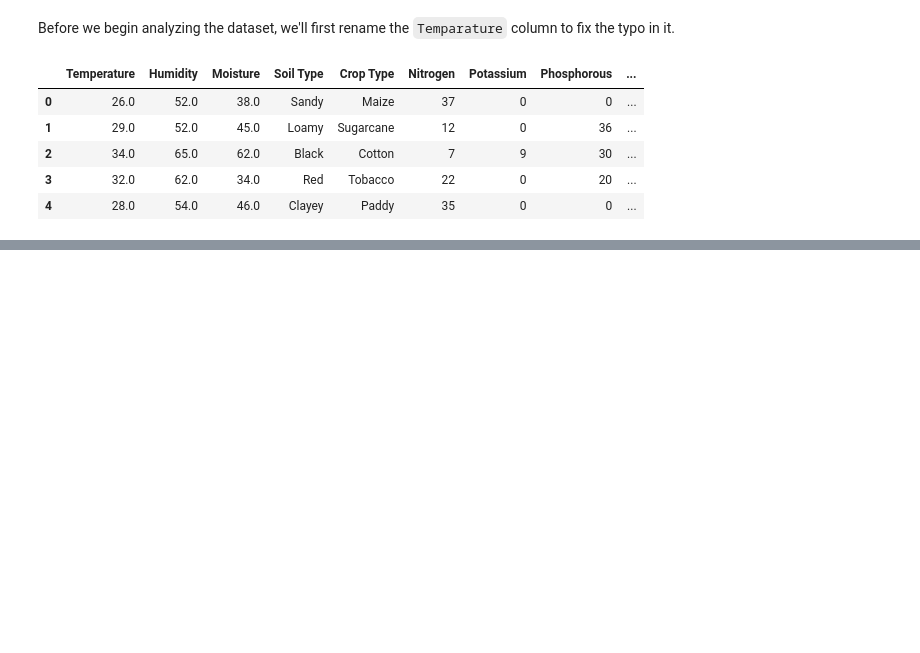
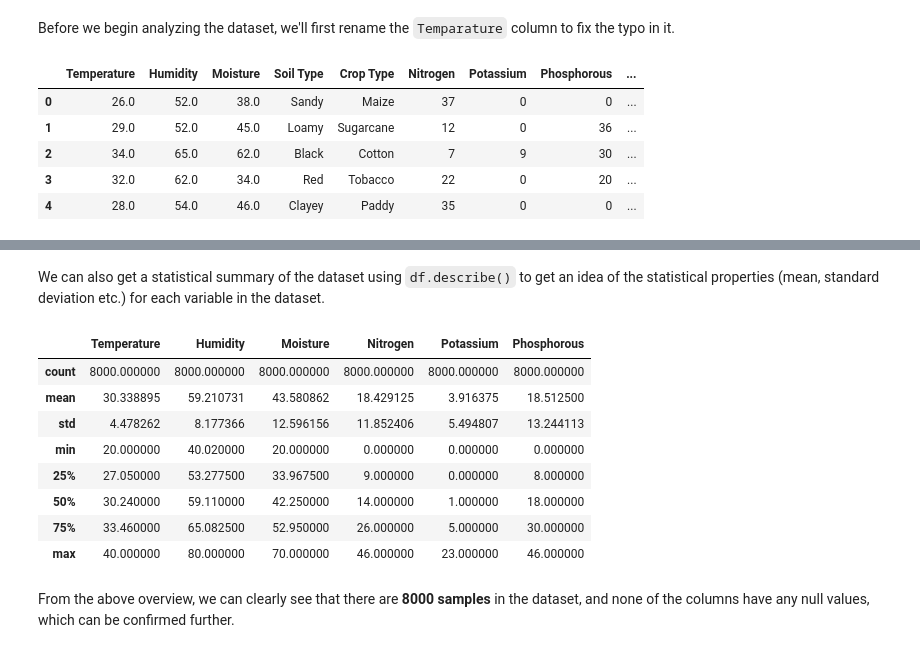
Before and after one commit to Caramel-Labs/pohora.lk, a Jupyter notebook: experiments/EXP1.ipynb, the cells around one changed output, grey strips where cells are left out. Saved outputs shown, nothing was run; the diff lists cells and outputs as text; code cells hidden in the pictures; blank space fills up the shorter version.

```diff
--- a/experiments/EXP1.ipynb
+++ b/experiments/EXP1.ipynb
@@ -74,0 +115,17 @@ df.head()
+# %% [markdown]
+We can also get a statistical summary of the dataset using `df.describe()` to get an idea of the statistical properties (mean, standard deviation etc.) for each variable in the dataset.
+# %%
+# Get statistical summary of dataset
+df.describe()
+# %% [output]
+|  | Temperature | Humidity | Moisture | Nitrogen | Potassium | Phosphorous |
+| count | 8000.000000 | 8000.000000 | 8000.000000 | 8000.000000 | 8000.000000 | 8000.000000 |
+| mean | 30.338895 | 59.210731 | 43.580862 | 18.429125 | 3.916375 | 18.512500 |
+| std | 4.478262 | 8.177366 | 12.596156 | 11.852406 | 5.494807 | 13.244113 |
+| min | 20.000000 | 40.020000 | 20.000000 | 0.000000 | 0.000000 | 0.000000 |
+| 25% | 27.050000 | 53.277500 | 33.967500 | 9.000000 | 0.000000 | 8.000000 |
+| 50% | 30.240000 | 59.110000 | 42.250000 | 14.000000 | 1.000000 | 18.000000 |
+| 75% | 33.460000 | 65.082500 | 52.950000 | 26.000000 | 5.000000 | 30.000000 |
+| max | 40.000000 | 80.000000 | 70.000000 | 46.000000 | 23.000000 | 46.000000 |
+# %% [markdown]
+From the above overview, we can clearly see that there are **8000 samples** in the dataset, and none of the columns have any null values, which can be confirmed further.
```
Also changed, not shown: parts of 14 cells of this notebook.
